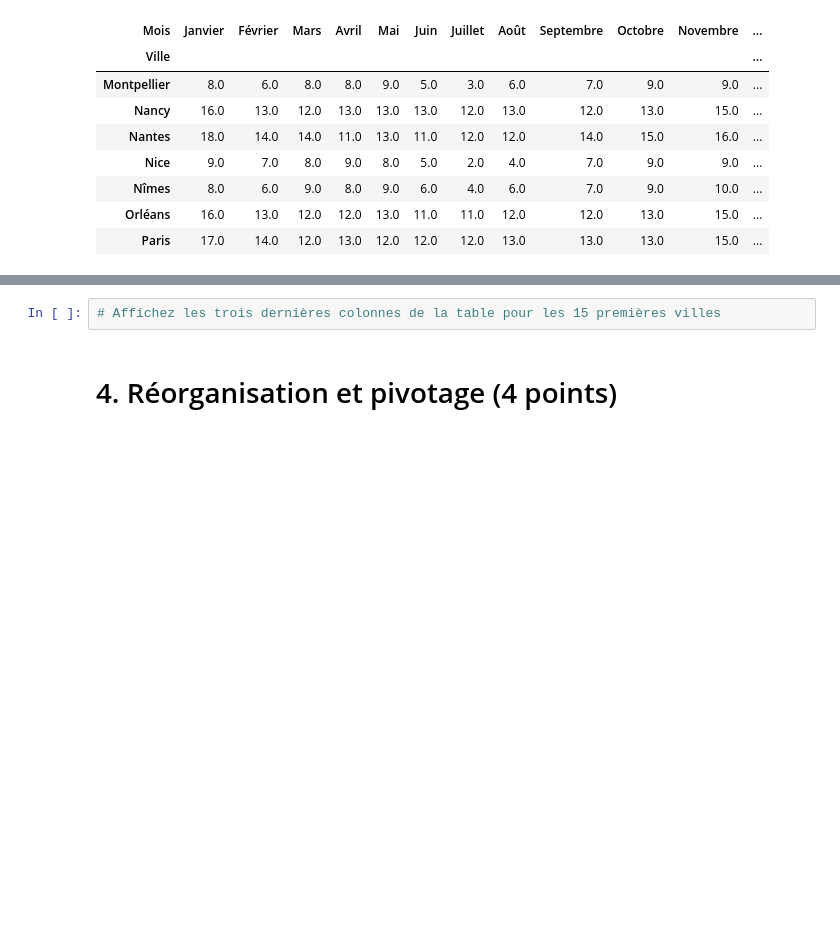
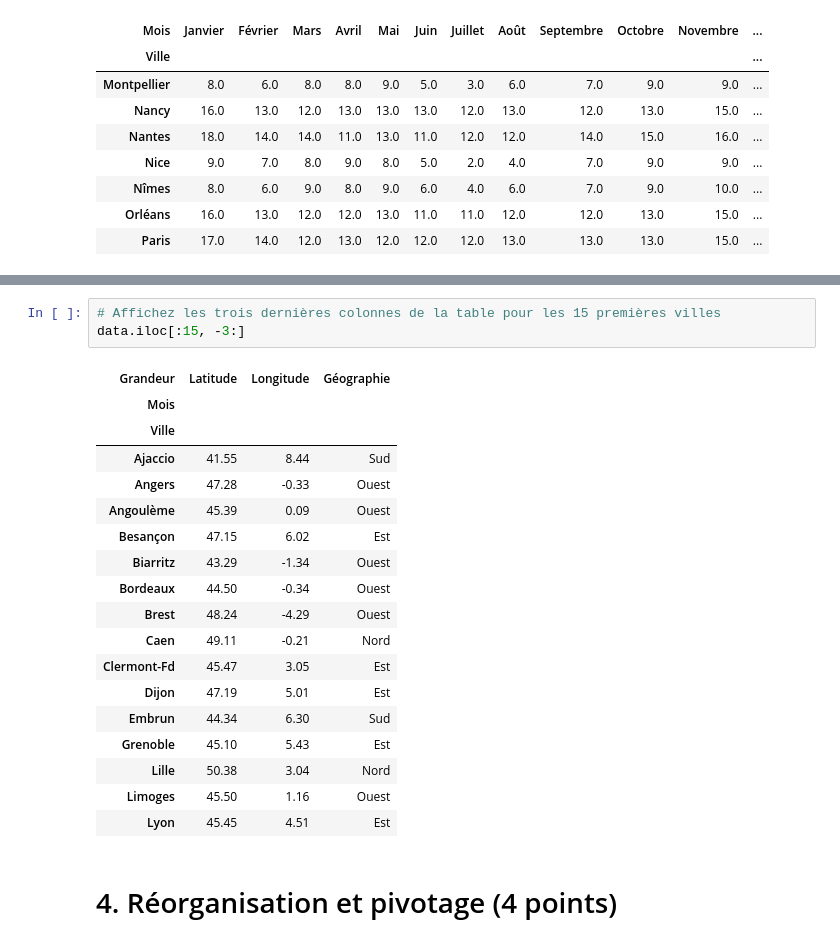
Before and after one commit to Alexandre0702/TP-Analyse-multidimentionnelle, a Jupyter notebook: TP1_pandas.ipynb, the cells around one changed output, grey strips where cells are left out. Drawn from its saved outputs; the diff is of its cells as text; blank space fills up the shorter version.

```diff
--- a/TP1_pandas.ipynb
+++ b/TP1_pandas.ipynb
@@ -195,5 +216,25 @@ data.loc['Montpellier':'Paris', 'Jours de pluie']
 # %%
 # Affichez les trois dernières colonnes de la table pour les 15 premières villes
+data.iloc[:15, -3:]
+# %% [output]
+| Grandeur | Latitude | Longitude | Géographie |
+| Mois |  |  |  |
+| Ville |  |  |  |
+| Ajaccio | 41.55 | 8.44 | Sud |
+| Angers | 47.28 | -0.33 | Ouest |
+| Angoulème | 45.39 | 0.09 | Ouest |
+| Besançon | 47.15 | 6.02 | Est |
+| Biarritz | 43.29 | -1.34 | Ouest |
+| Bordeaux | 44.50 | -0.34 | Ouest |
+| Brest | 48.24 | -4.29 | Ouest |
+| Caen | 49.11 | -0.21 | Nord |
+| Clermont-Fd | 45.47 | 3.05 | Est |
+| Dijon | 47.19 | 5.01 | Est |
+| Embrun | 44.34 | 6.30 | Sud |
+| Grenoble | 45.10 | 5.43 | Est |
+| Lille | 50.38 | 3.04 | Nord |
+| Limoges | 45.50 | 1.16 | Ouest |
+| Lyon | 45.45 | 4.51 | Est |
 # %% [markdown]
 # 4. Réorganisation et pivotage  (4 points)
 # %% [markdown]
```
Also changed, not shown: parts of 1 cell of this notebook.
